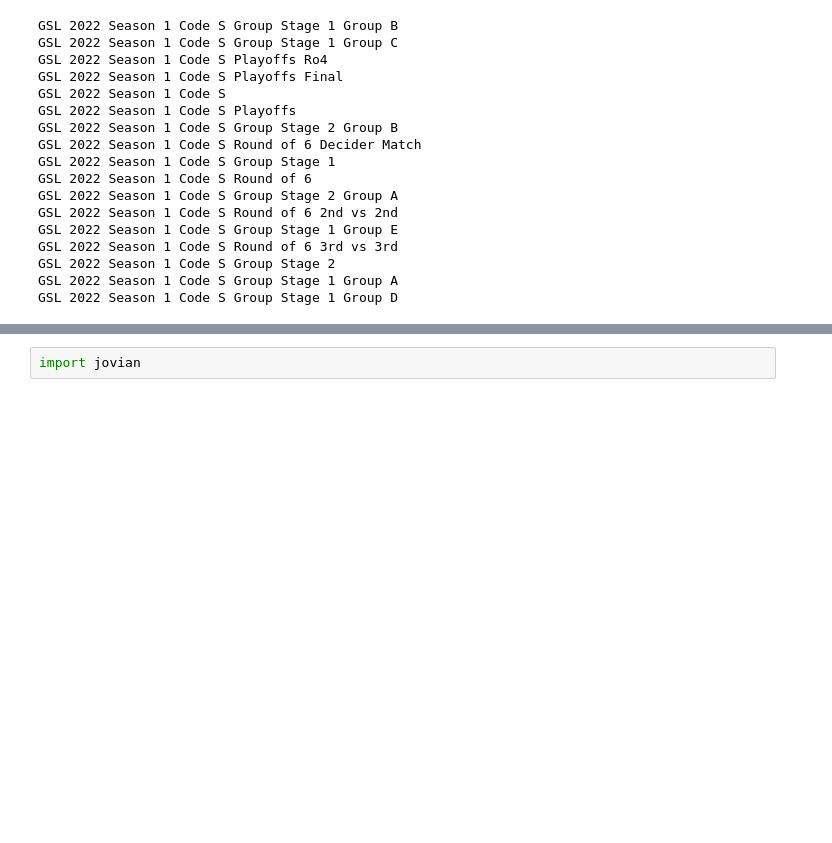
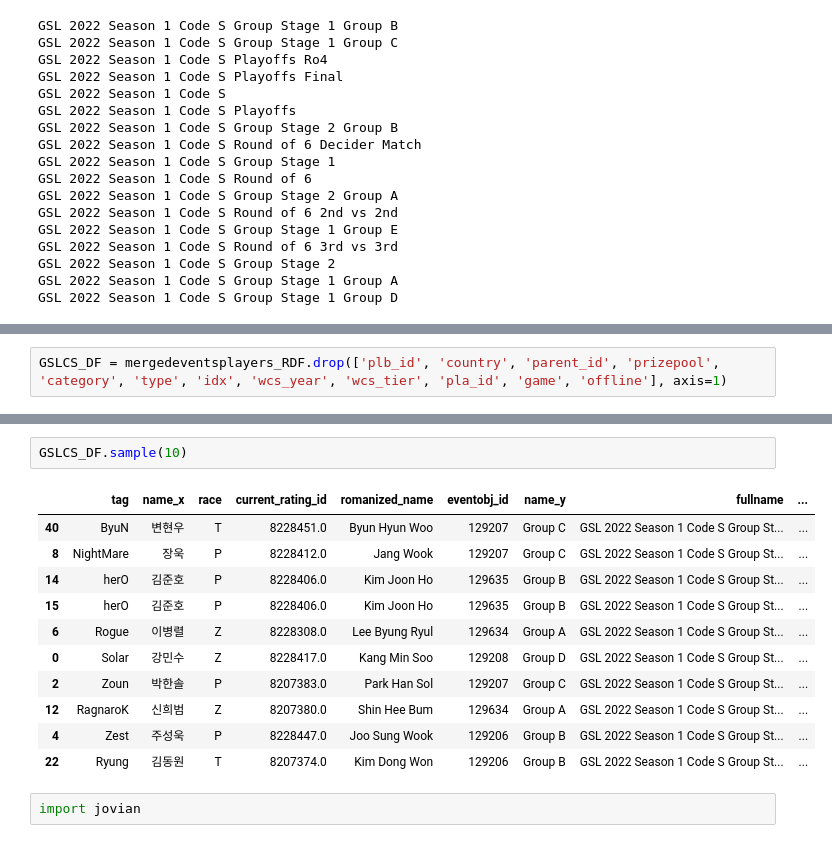
Before and after one commit to Zoibderg/GSL2022-S1-CodeS, a Jupyter notebook: gsl-season-one-code-s.ipynb, the cells around one changed output, grey strips where cells are left out. Drawn from its saved outputs; the diff is of its cells as text; blank space fills up the shorter version.

```diff
--- a/gsl-season-one-code-s.ipynb
+++ b/gsl-season-one-code-s.ipynb
@@ -238,0 +265,2 @@ matches_RDF
+# %%
+GSLCS_DF = mergedeventsplayers_RDF.drop(['plb_id', 'country', 'parent_id', 'prizepool', 'category', 'type', 'idx', 'wcs_year', 'wcs_tier', 'pla_id', 'game', 'offline'], axis=1)
@@ -239,3 +287,17 @@ matches_RDF
+# %%
+GSLCS_DF.sample(10)
+# %% [output]
+|  | tag | name_x | race | current_rating_id | romanized_name | eventobj_id | name_y | fullname | ... |
+| 40 | ByuN | 변현우 | T | 8228451.0 | Byun Hyun Woo | 129207 | Group C | GSL 2022 Season 1 Code S Group St... | ... |
+| 8 | NightMare | 장욱 | P | 8228412.0 | Jang Wook | 129207 | Group C | GSL 2022 Season 1 Code S Group St... | ... |
+| 14 | herO | 김준호 | P | 8228406.0 | Kim Joon Ho | 129635 | Group B | GSL 2022 Season 1 Code S Group St... | ... |
+| 15 | herO | 김준호 | P | 8228406.0 | Kim Joon Ho | 129635 | Group B | GSL 2022 Season 1 Code S Group St... | ... |
+| 6 | Rogue | 이병렬 | Z | 8228308.0 | Lee Byung Ryul | 129634 | Group A | GSL 2022 Season 1 Code S Group St... | ... |
+| 0 | Solar | 강민수 | Z | 8228417.0 | Kang Min Soo | 129208 | Group D | GSL 2022 Season 1 Code S Group St... | ... |
+| 2 | Zoun | 박한솔 | P | 8207383.0 | Park Han Sol | 129207 | Group C | GSL 2022 Season 1 Code S Group St... | ... |
+| 12 | RagnaroK | 신희범 | Z | 8207380.0 | Shin Hee Bum | 129634 | Group A | GSL 2022 Season 1 Code S Group St... | ... |
+| 4 | Zest | 주성욱 | P | 8228447.0 | Joo Sung Wook | 129206 | Group B | GSL 2022 Season 1 Code S Group St... | ... |
+| 22 | Ryung | 김동원 | T | 8207374.0 | Kim Dong Won | 129206 | Group B | GSL 2022 Season 1 Code S Group St... | ... |
 # %%
 import jovian
 # %%
```
Also changed, not shown: parts of 15 cells of this notebook.
